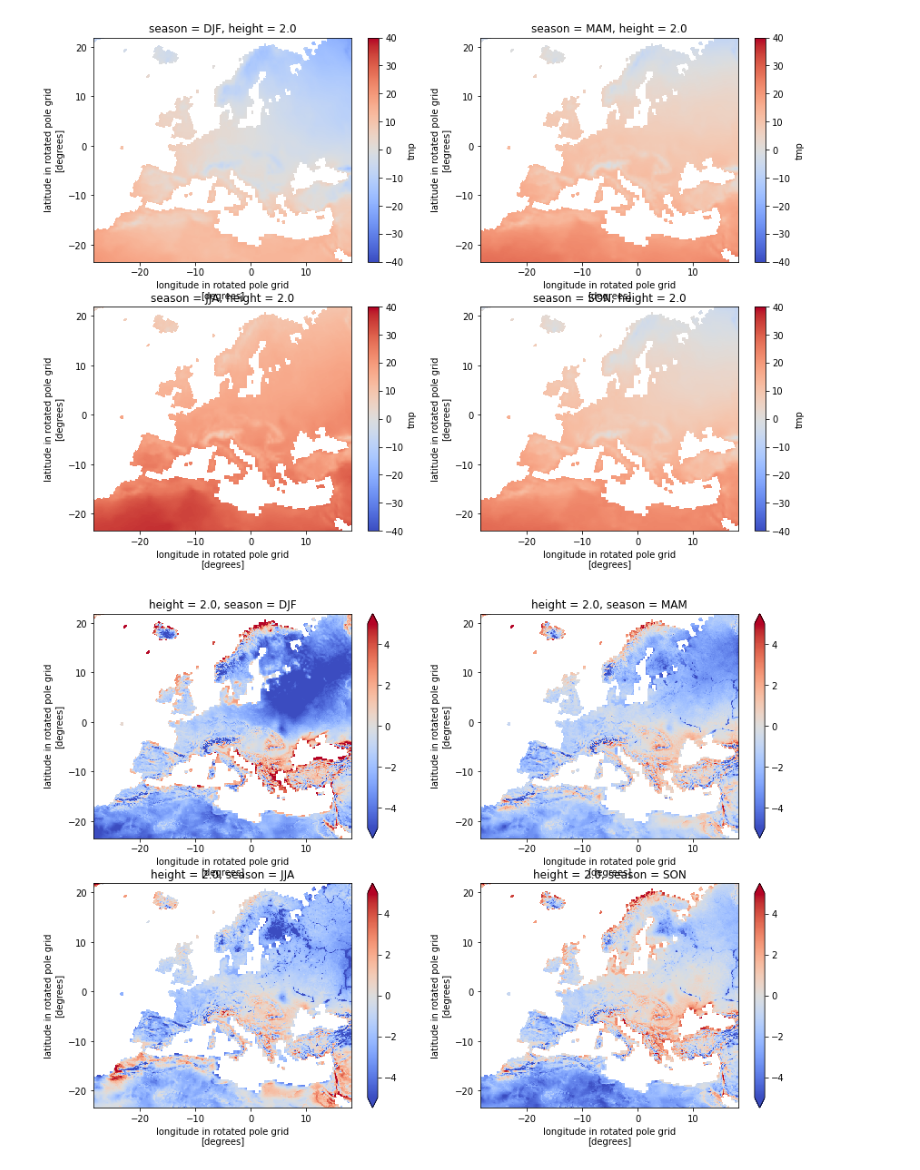
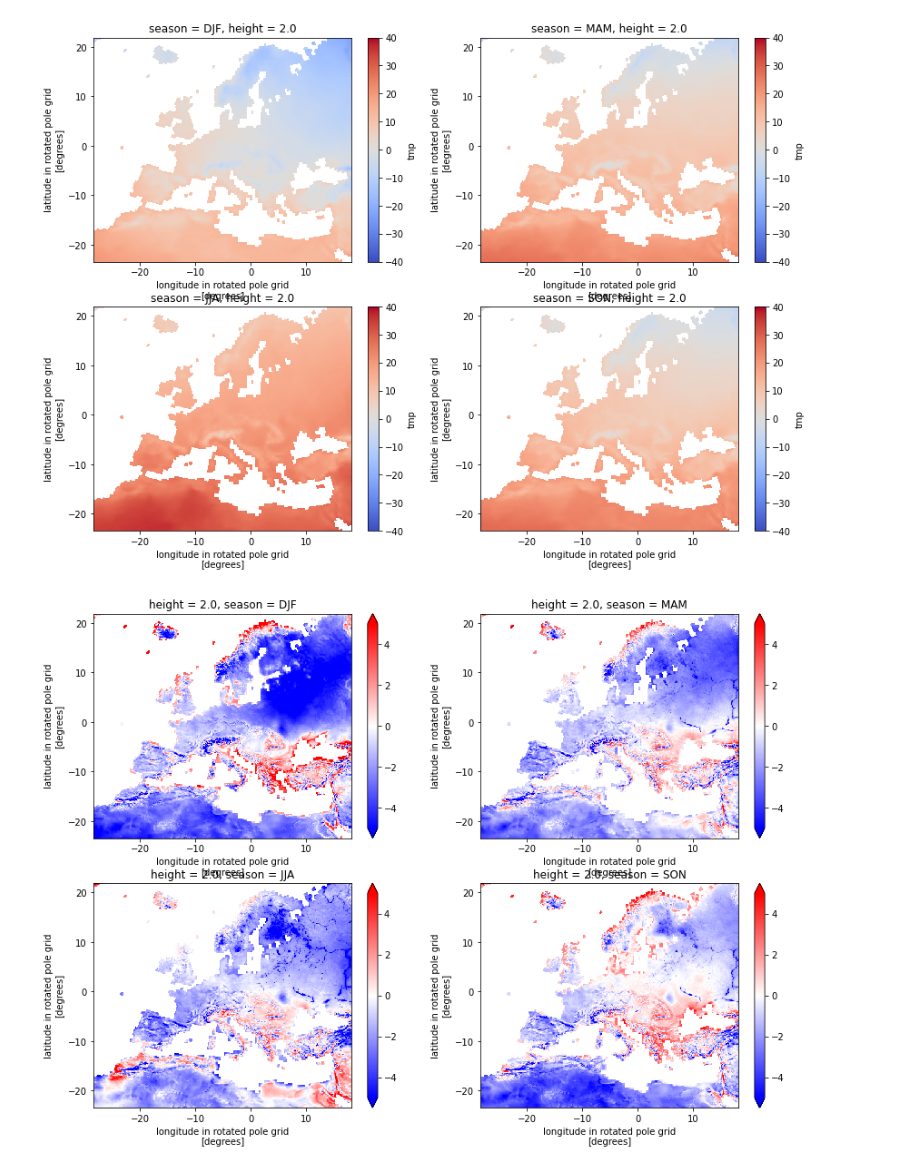
Before and after one commit to larsbuntemeyer/notebooks, a Jupyter notebook: ceda-opendap-esgf-comparison.ipynb, the cells around one changed output. Drawn from its saved outputs; the diff is of its cells as text; code cells hidden in the pictures.

```diff
--- a/ceda-opendap-esgf-comparison.ipynb
+++ b/ceda-opendap-esgf-comparison.ipynb
@@ -562,6 +562,6 @@ a_burns_for_all_seasons(cru_regrid)
 # %% [output]
 [figure]
 # %%
-a_burns_for_all_seasons( remo_tas_seasmean.tas - cru_regrid - 273.5 , vmin=-5, vmax=5)
+a_burns_for_all_seasons( remo_tas_seasmean.tas - cru_regrid - 273.5 , vmin=-5, vmax=5, cmap='bwr')
 # %% [output]
-[figure, old version]
+[figure, new version]
```
Also changed, not shown: parts of 1 cell of this notebook, 2 other files.
